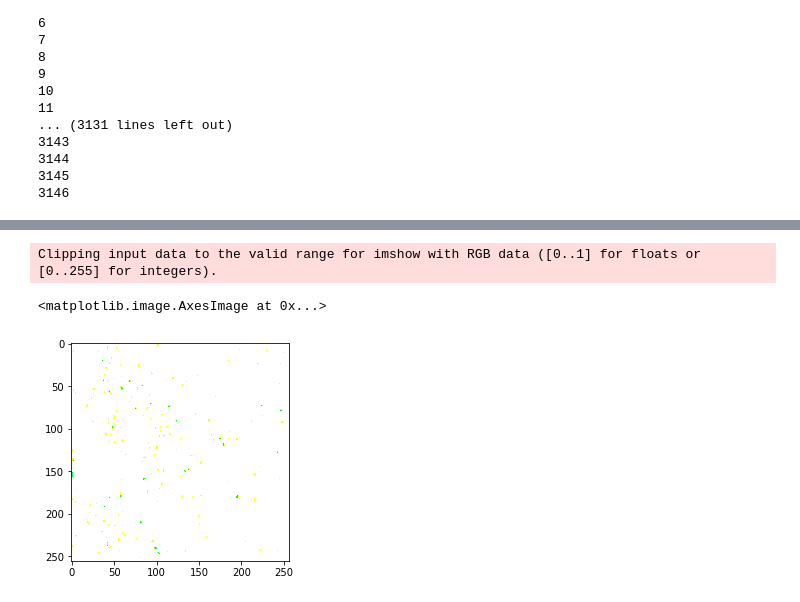
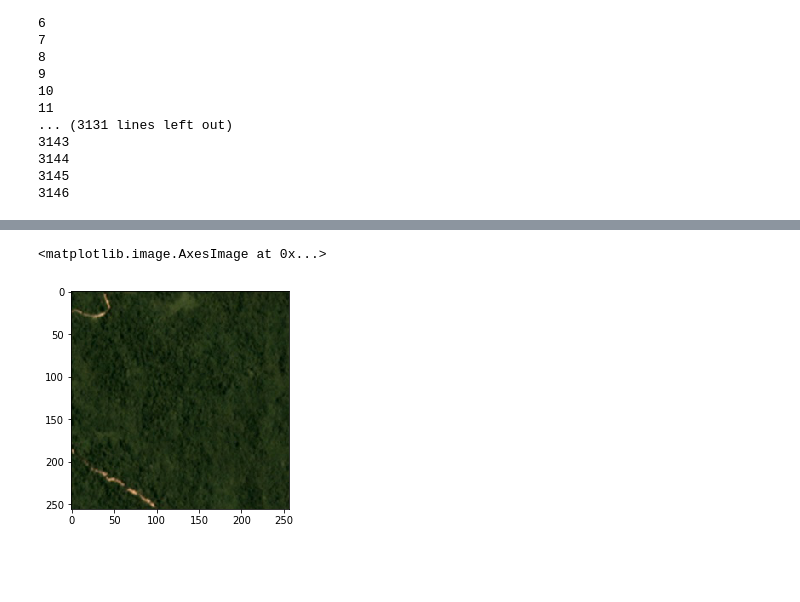
Before and after one commit to khabboud/WiDS2019, a Jupyter notebook: widsdatathon2019/load_data.ipynb, the cells around one changed output, grey strips where cells are left out. Cells and saved outputs as stored; diff of their text form; code cells hidden in the pictures; blank space fills up the shorter version.

Commit message:
updating jupyter notebook with PCA image reduction and correct RGB handling

```diff
--- a/widsdatathon2019/load_data.ipynb
+++ b/widsdatathon2019/load_data.ipynb
@@ -136,6 +158,9 @@ X.shape
 # %%
+# I can apply PCA on the training data set (but that's a huge matrix),
 from sklearn.decomposition import PCA
-pca_dims = PCA()
-pca_dims.fit(X)
-cumsum = np.cumsum(pca_dims.explained_variance_ratio_)
-d = np.argmax(cumsum >= 0.95) + 1
+def apply_PCA(X):
+    pca_dims = PCA()
+    pca_dims.fit(x)
+    cumsum = np.cumsum(pca_dims.explained_variance_ratio_)
+    d = np.argmax(cumsum >= 0.95) + 1
+    print('reduced dimension of the training data X after PCA=',d)
@@ -144,7 +195,6 @@ print('d=',d)
 # %%
-# t = np.asarray(pix_B_val_flat)
-plt.imshow(np.asarray(X[3,:].reshape((width,height,3 ))))
+# RGB pixel values need to be int (0,255)
+plt.imshow(np.asarray(X[3,:].astype(int).reshape((width,height,3 ))))
 # %% [output]
-Clipping input data to the valid range for imshow with RGB data ([0..1] for floats or [0..255] for integers).
+<matplotlib.image.AxesImage at 0x...>
-<matplotlib.image.AxesImage at 0x...>
-[figure, old version]
+[figure, new version]
```
Also changed, not shown: parts of 12 cells of this notebook.
